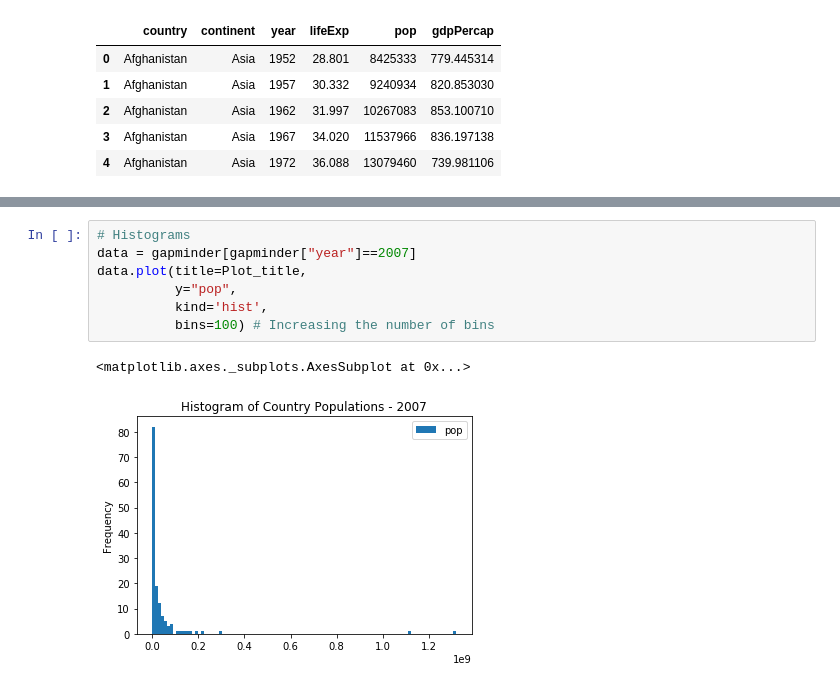
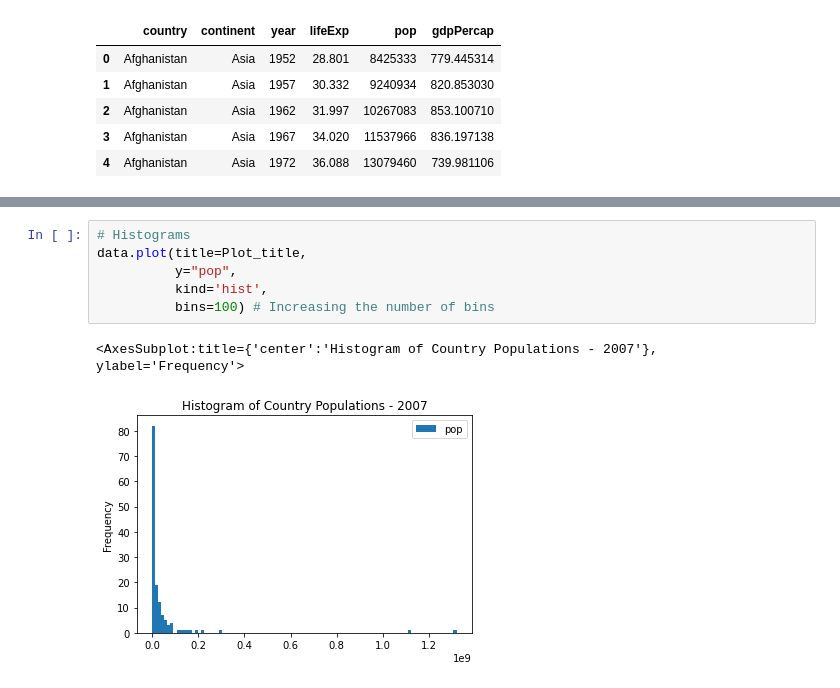
Before and after one commit to data4d/PPOL563, a Jupyter notebook: EDA/EDA_Python.ipynb, the cells around one changed output, grey strips where cells are left out. Drawn from its saved outputs; the diff is of its cells as text.

```diff
--- a/EDA/EDA_Python.ipynb
+++ b/EDA/EDA_Python.ipynb
@@ -74,12 +88,11 @@ data.plot(title=Plot_title,
 # %%
 # Histograms
-data = gapminder[gapminder["year"]==2007]
 data.plot(title=Plot_title,
           y="pop",
           kind='hist',
           bins=100) # Increasing the number of bins
 # %% [output]
-<matplotlib.axes._subplots.AxesSubplot at 0x...>
+<AxesSubplot:title={'center':'Histogram of Country Populations - 2007'}, ylabel='Frequency'>
-[figure, old version]
+[figure, new version]
 # %%
 # Scatterplots
```
Also changed, not shown: parts of 23 cells of this notebook.
